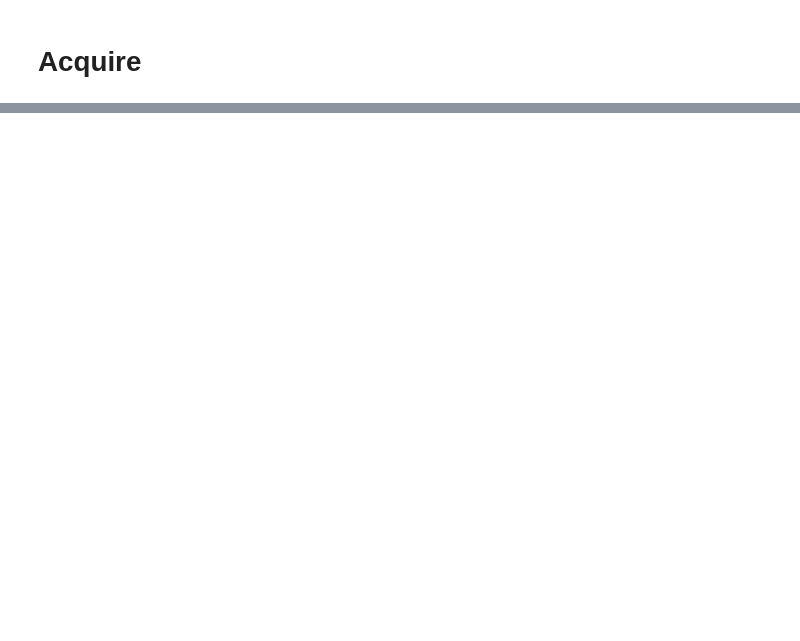
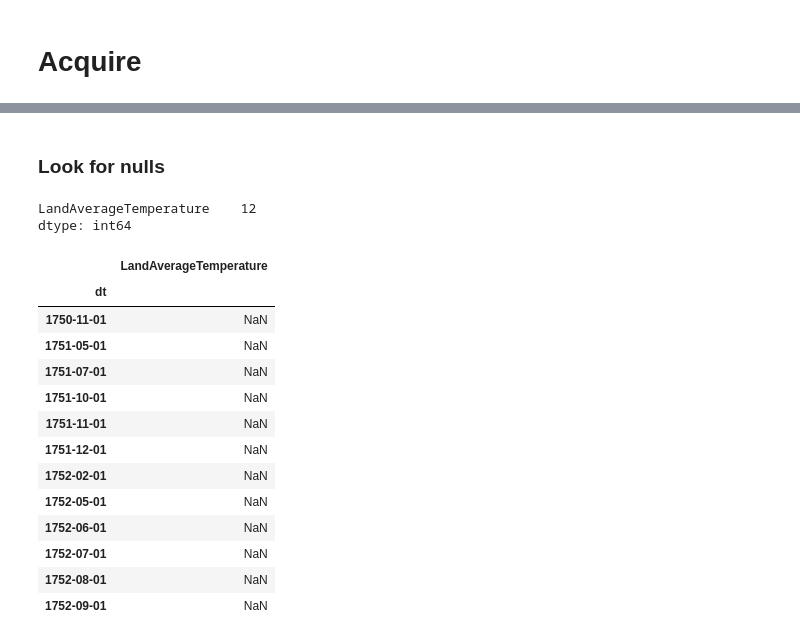
Before and after one commit to Johndsalas/earths_temperature_time_series, a Jupyter notebook: main_notebook.ipynb, the cells around one changed output, grey strips where cells are left out. Cells and saved outputs as stored; diff of their text form; code cells hidden in the pictures; blank space fills up the shorter version.

```diff
--- a/main_notebook.ipynb
+++ b/main_notebook.ipynb
@@ -23,0 +141,25 @@ df.head()
+# %% [markdown]
+### Look for nulls
+# %%
+df_land.isnull().sum()
+# %% [output]
+LandAverageTemperature    12
+dtype: int64
+# %%
+df_land_nulls = df_land[df_land.LandAverageTemperature.isnull()]
+df_land_nulls
+# %% [output]
+|  | LandAverageTemperature |
+| dt |  |
+| 1750-11-01 | NaN |
+| 1751-05-01 | NaN |
+| 1751-07-01 | NaN |
+| 1751-10-01 | NaN |
+| 1751-11-01 | NaN |
+| 1751-12-01 | NaN |
+| 1752-02-01 | NaN |
+| 1752-05-01 | NaN |
+| 1752-06-01 | NaN |
+| 1752-07-01 | NaN |
+| 1752-08-01 | NaN |
+| 1752-09-01 | NaN |
```
Also changed, not shown: parts of 20 cells of this notebook.
